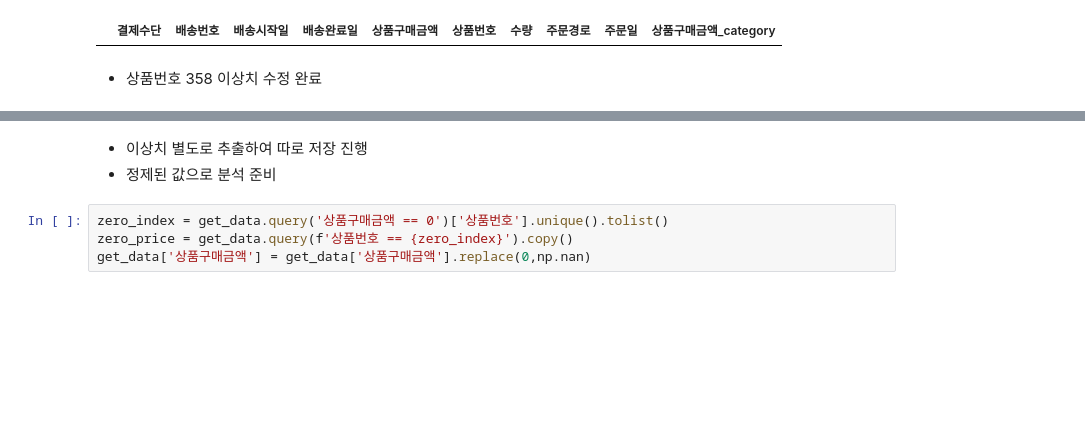
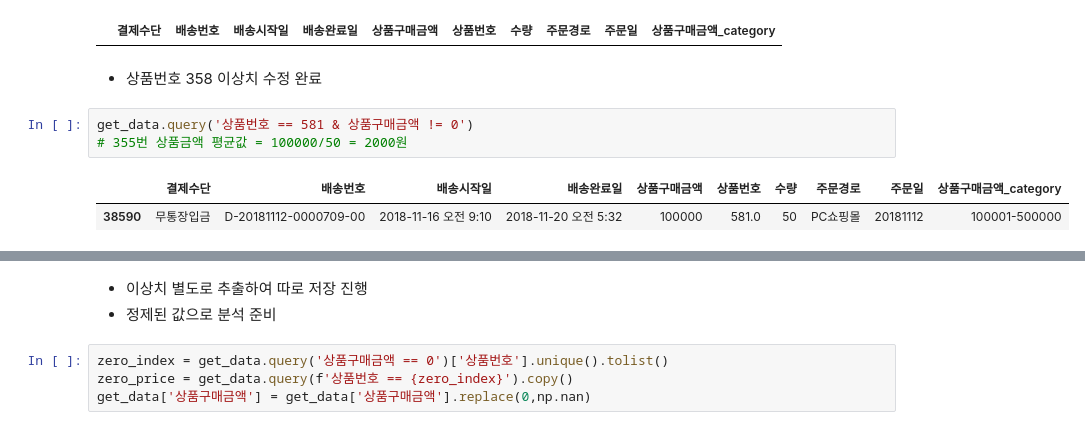
Before and after one commit to entangelk/study_data_analytics, a Jupyter notebook: docs/quests/EDAs/EDA_ShoppingMallDeliveryWithDate.ipynb, the cells around one changed output, grey strips where cells are left out. Cells and saved outputs as stored; diff of their text form; blank space fills up the shorter version.

```diff
--- a/docs/quests/EDAs/EDA_ShoppingMallDeliveryWithDate.ipynb
+++ b/docs/quests/EDAs/EDA_ShoppingMallDeliveryWithDate.ipynb
@@ -221,3 +221,9 @@ get_data.query('상품번호 == 358 & 상품구매금액 == 0')
 |  | 결제수단 | 배송번호 | 배송시작일 | 배송완료일 | 상품구매금액 | 상품번호 | 수량 | 주문경로 | 주문일 | 상품구매금액_category |
 # %% [markdown]
 - 상품번호 358 이상치 수정 완료
+# %%
+get_data.query('상품번호 == 581 & 상품구매금액 != 0')
+# 355번 상품금액 평균값 = 100000/50 = 2000원
+# %% [output]
+|  | 결제수단 | 배송번호 | 배송시작일 | 배송완료일 | 상품구매금액 | 상품번호 | 수량 | 주문경로 | 주문일 | 상품구매금액_category |
+| 38590 | 무통장입금 | D-20181112-0000709-00 | 2018-11-16 오전 9:10 | 2018-11-20 오전 5:32 | 100000 | 581.0 | 50 | PC쇼핑몰 | 20181112 | 100001-500000 |
```
Also changed, not shown: parts of 21 cells of this notebook.
